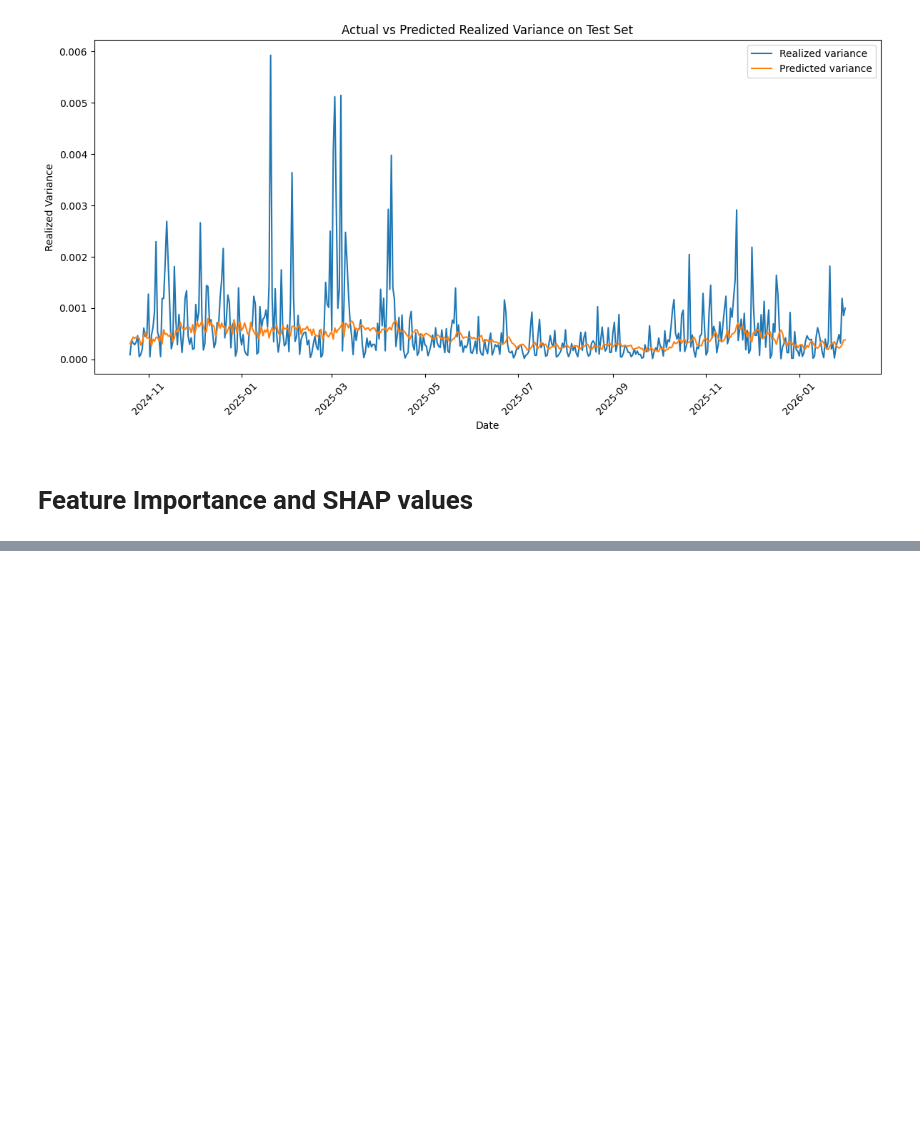
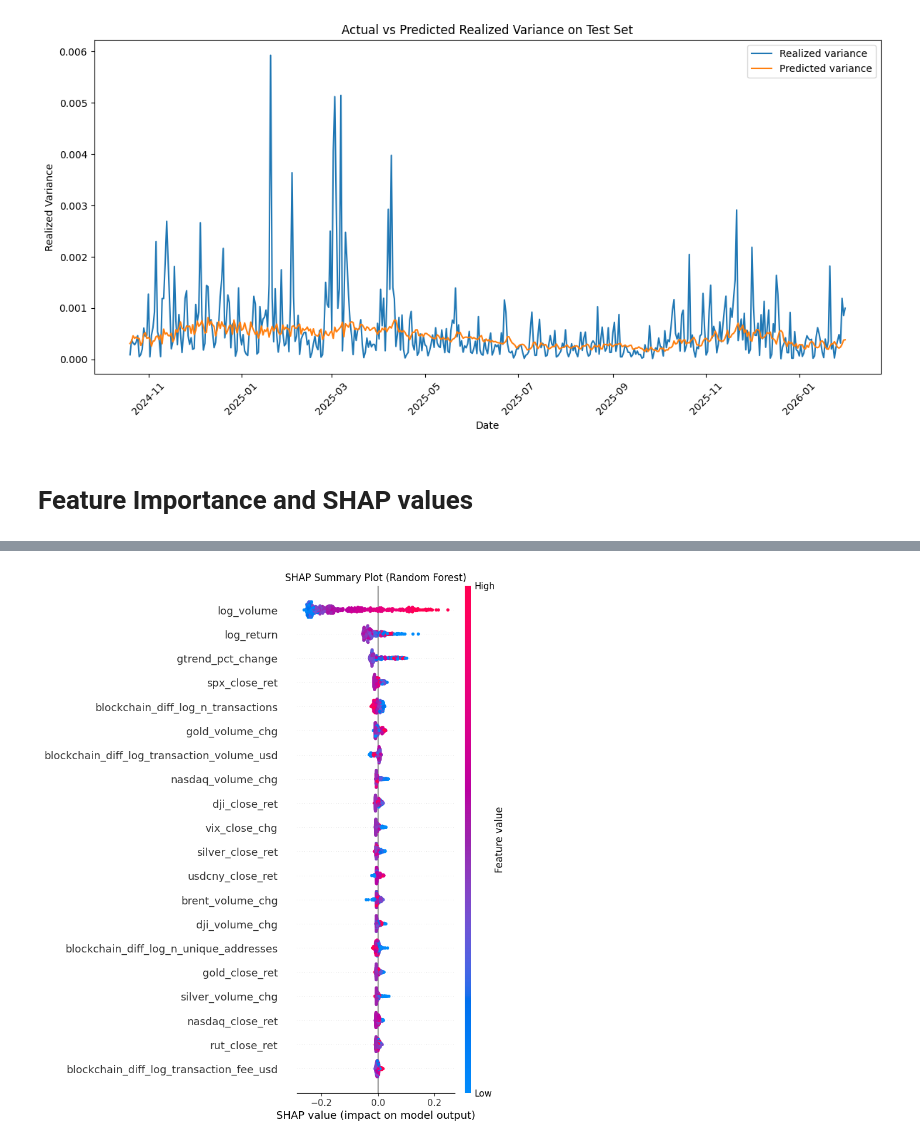
Before and after one commit to Therulow/DSE4211-GRP13, a Jupyter notebook: rf-regimeaware/rf-svr_update.ipynb, the cells around one changed output, grey strips where cells are left out. Cells and saved outputs as stored; diff of their text form; code cells hidden in the pictures; blank space fills up the shorter version.

```diff
--- a/rf-regimeaware/rf-svr_update.ipynb
+++ b/rf-regimeaware/rf-svr_update.ipynb
@@ -859,0 +886,7 @@ test_rf.to_csv("results/test_rf_results.csv", index=False)
+# %%
+# Since RF model is only trained once on training data and not re-trained each window, can just compute SHAP values on test set in one go
+# But, first check if X_test_rf aligns with our rolling window X set
+
+X_test_rf = df.iloc[test_start_idx-1:test_end_idx-1][rf_features].copy()
+probs_check = final_rf_model.predict_proba(X_test_rf)
+probs_check
@@ -859,0 +928,10 @@ test_rf.to_csv("results/test_rf_results.csv", index=False)
+# %%
+explainer = shap.TreeExplainer(final_rf_model)
+shap_values = explainer.shap_values(X_test_rf)
+# %%
+shap.summary_plot(shap_values[:, :, 1], X_test_rf, show = False)
+plt.title("SHAP Summary Plot (Random Forest)")
+plt.savefig("RF_shapsummary.png", bbox_inches="tight")
+plt.show()
+# %% [output]
+[figure, added]
```
Also changed, not shown: parts of 15 cells of this notebook, 3 other files.
